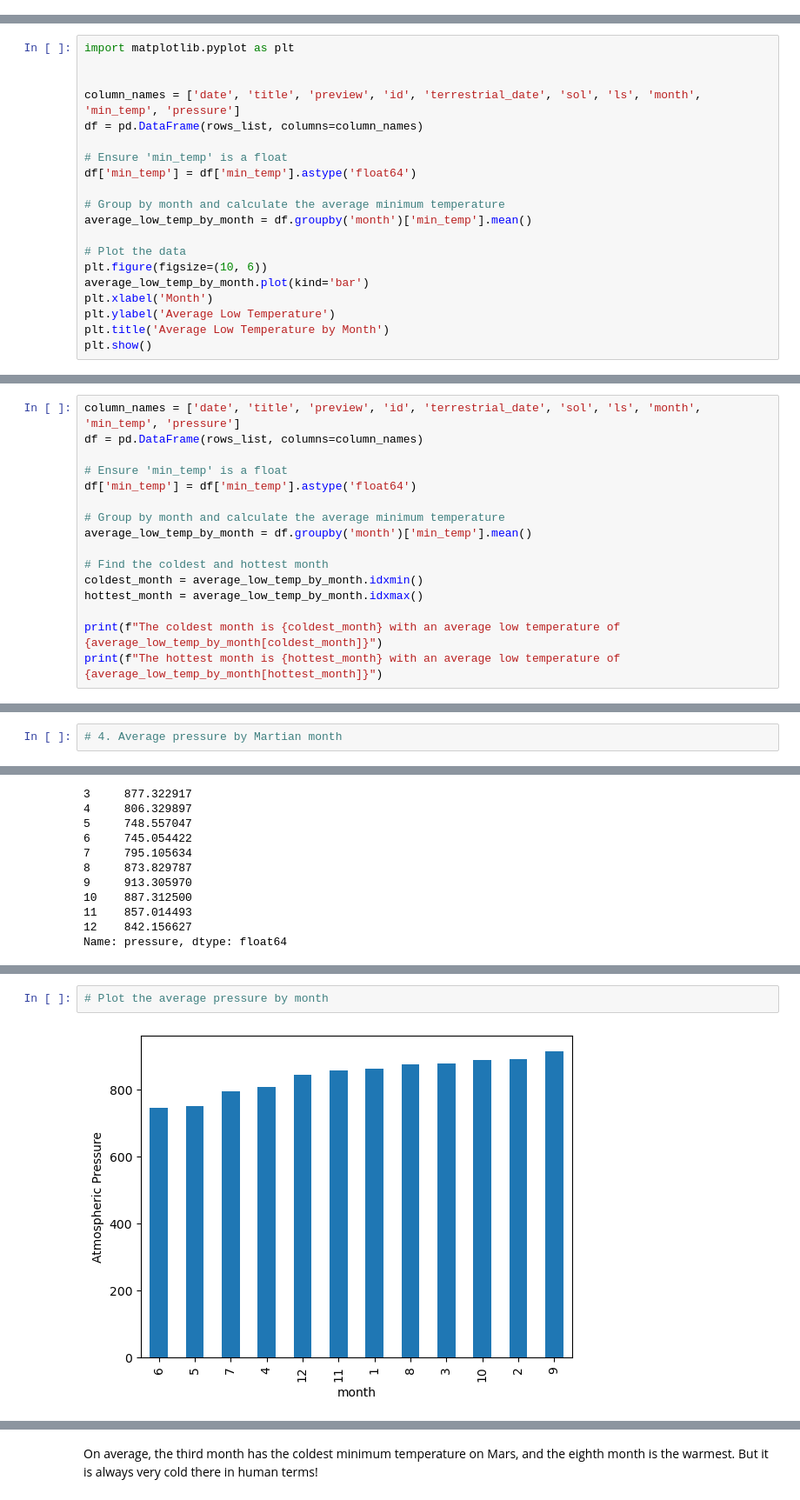
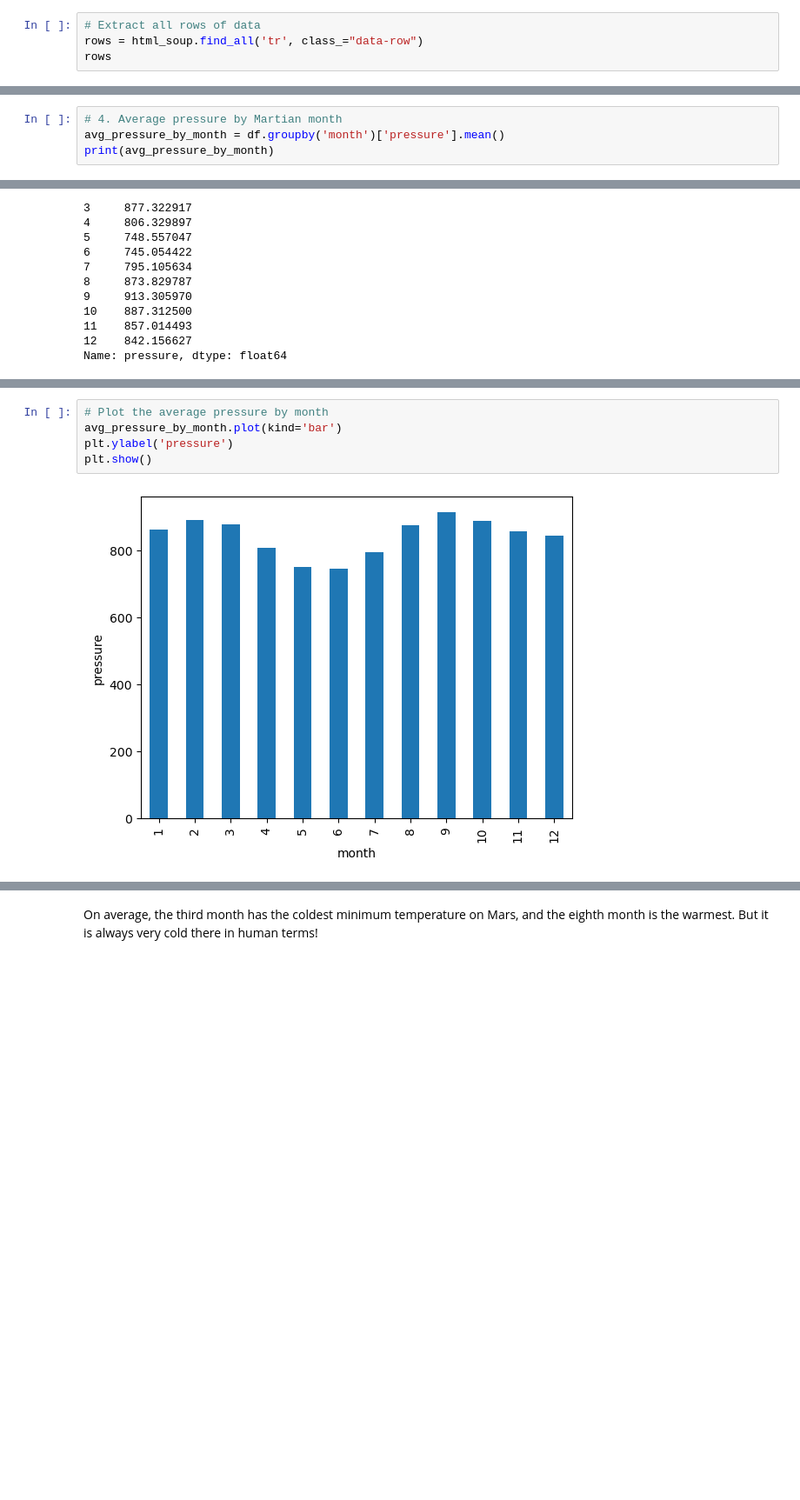
Before and after one commit to bolitaf88/Marsnews_challenge, a Jupyter notebook: part_2_mars_weather.ipynb, the cells around one changed output, grey strips where cells are left out. Shown at 87% size. Saved outputs shown, nothing was run; the diff lists cells and outputs as text; blank space fills up the shorter version.

```diff
--- a/part_2_mars_weather.ipynb
+++ b/part_2_mars_weather.ipynb
@@ -110,0 +37,4 @@ print(all_rows)
+# %%
+# Extract all rows of data
+rows = html_soup.find_all('tr', class_="data-row")
+rows
@@ -470,22 +237,2 @@ Name: min_temp, dtype: float64
 # %% [output]
 [figure]
-# %%
-import matplotlib.pyplot as plt
-
-
-column_names = ['date', 'title', 'preview', 'id', 'terrestrial_date', 'sol', 'ls', 'month', 'min_temp', 'pressure']
-df = pd.DataFrame(rows_list, columns=column_names)
-
-# Ensure 'min_temp' is a float
-df['min_temp'] = df['min_temp'].astype('float64')
-
-# Group by month and calculate the average minimum temperature
-average_low_temp_by_month = df.groupby('month')['min_temp'].mean()
-
-# Plot the data
-plt.figure(figsize=(10, 6))
-average_low_temp_by_month.plot(kind='bar')
-plt.xlabel('Month')
-plt.ylabel('Average Low Temperature')
-plt.title('Average Low Temperature by Month')
-plt.show()
@@ -496,18 +244,2 @@ plt.show()
 # %% [output]
 [figure]
-# %%
-column_names = ['date', 'title', 'preview', 'id', 'terrestrial_date', 'sol', 'ls', 'month', 'min_temp', 'pressure']
-df = pd.DataFrame(rows_list, columns=column_names)
-
-# Ensure 'min_temp' is a float
-df['min_temp'] = df['min_temp'].astype('float64')
-
-# Group by month and calculate the average minimum temperature
-average_low_temp_by_month = df.groupby('month')['min_temp'].mean()
-
-# Find the coldest and hottest month
-coldest_month = average_low_temp_by_month.idxmin()
-hottest_month = average_low_temp_by_month.idxmax()
-
-print(f"The coldest month is {coldest_month} with an average low temperature of {average_low_temp_by_month[coldest_month]}")
-print(f"The hottest month is {hottest_month} with an average low temperature of {average_low_temp_by_month[hottest_month]}")
@@ -517,5 +246,7 @@ The hottest month is Sept with an average low temperature of 20.5
 # %%
 # 4. Average pressure by Martian month
+avg_pressure_by_month = df.groupby('month')['pressure'].mean()
+print(avg_pressure_by_month)
 # %% [output]
 month
 1     862.488506
@@ -553,4 +265,7 @@ Name: pressure, dtype: float64
 # %%
 # Plot the average pressure by month
+avg_pressure_by_month.plot(kind='bar')
+plt.ylabel('pressure')
+plt.show()
 # %% [output]
-[figure, old version]
+[figure, new version]
```
Also changed, not shown: parts of 37 cells of this notebook, 3 other files.
